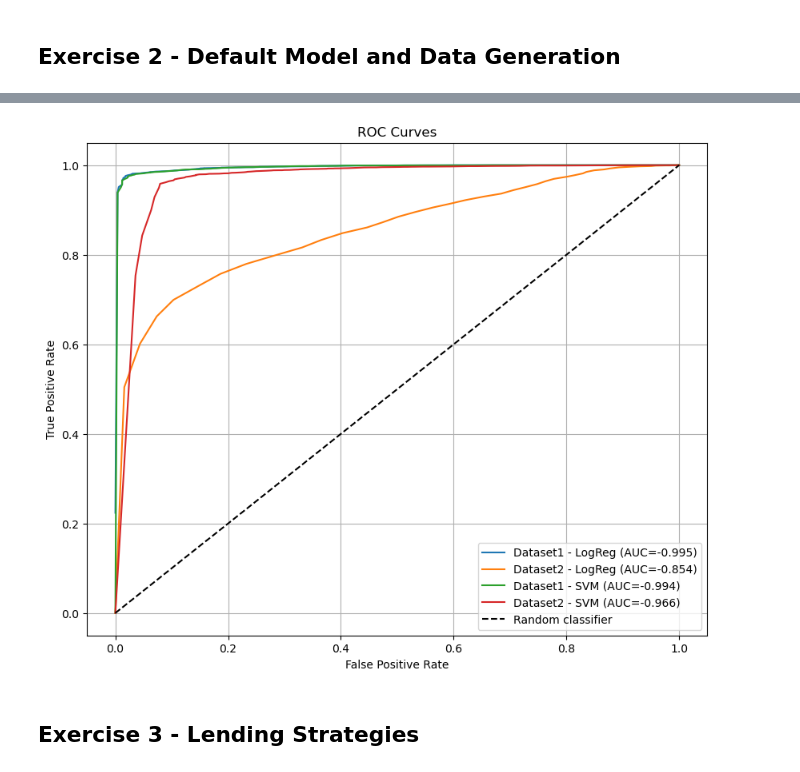
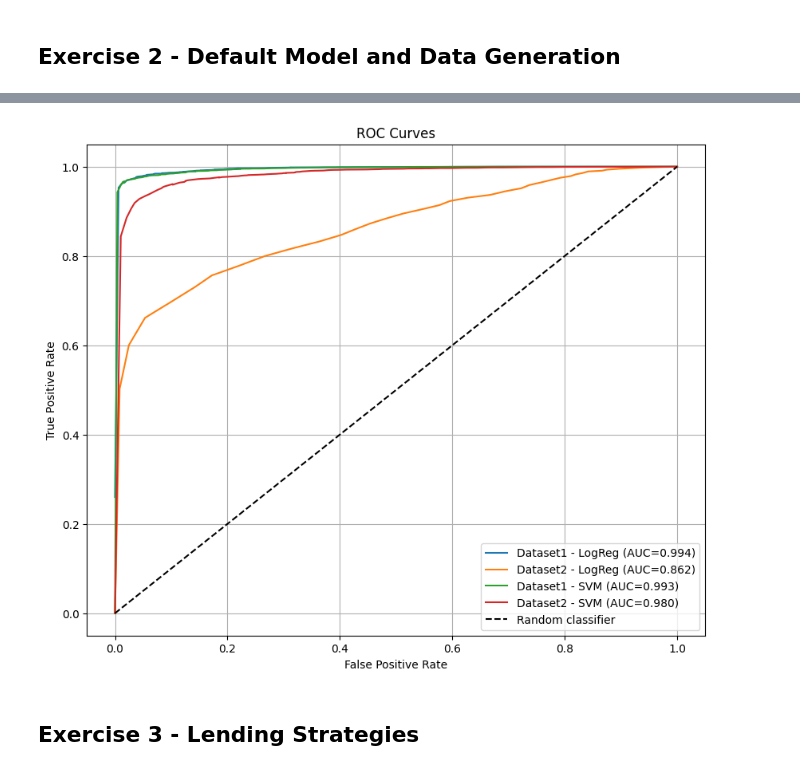
Before and after one commit to matthias-wyss/credit-risk-modeling, a Jupyter notebook: analysis.ipynb, the cells around one changed output, grey strips where cells are left out. Saved outputs shown, nothing was run; the diff lists cells and outputs as text; code cells hidden in the pictures.

```diff
--- a/analysis.ipynb
+++ b/analysis.ipynb
@@ -260,40 +261,45 @@ def compute_roc_auc(y_true, y_pred_probs, n_thresholds=100):
     tpr = np.array(tpr)
     fpr = np.array(fpr)
 
+    # Sort by FPR (ascending)
+    sorted_indices = np.argsort(fpr)
+    fpr = fpr[sorted_indices]
+    tpr = tpr[sorted_indices]
+
     # approximate AUC using Riemann sum
     auc = np.sum((tpr[:-1] + tpr[1:]) / 2 * (fpr[1:] - fpr[:-1]))
 
     return fpr, tpr, auc
 
 # Plot all 4 cases:
 
 plt.figure(figsize=(10, 8))
 
 # Dataset 1 - Logistic Regression
 fpr, tpr, auC = compute_roc_auc(y1_test, pred1_test_logreg[:,1])
 plt.plot(fpr, tpr, label=f'Dataset1 - LogReg (AUC={auC:.3f})')
 
 # Dataset 2 - Logistic Regression
 fpr, tpr, auC = compute_roc_auc(y2_test, pred2_test_logreg[:,1])
 plt.plot(fpr, tpr, label=f'Dataset2 - LogReg (AUC={auC:.3f})')
 
 # Dataset 1 - SVM
 fpr, tpr, auC = compute_roc_auc(y1_test, pred1_test_svm[:,1])
 plt.plot(fpr, tpr, label=f'Dataset1 - SVM (AUC={auC:.3f})')
 
 # Dataset 2 - SVM
 fpr, tpr, auC = compute_roc_auc(y2_test, pred2_test_svm[:,1])
 plt.plot(fpr, tpr, label=f'Dataset2 - SVM (AUC={auC:.3f})')
 
 plt.plot([0,1],[0,1],'k--', label='Random classifier')
 plt.xlabel('False Positive Rate')
 plt.ylabel('True Positive Rate')
 plt.title('ROC Curves')
 plt.legend()
 plt.grid(True)
 plt.show()
 # %% [output]
-[figure, old version]
+[figure, new version]
 # %% [markdown]
 ## Exercise 3 - Lending Strategies
 # %%
```
Also changed, not shown: parts of 3 cells of this notebook.
